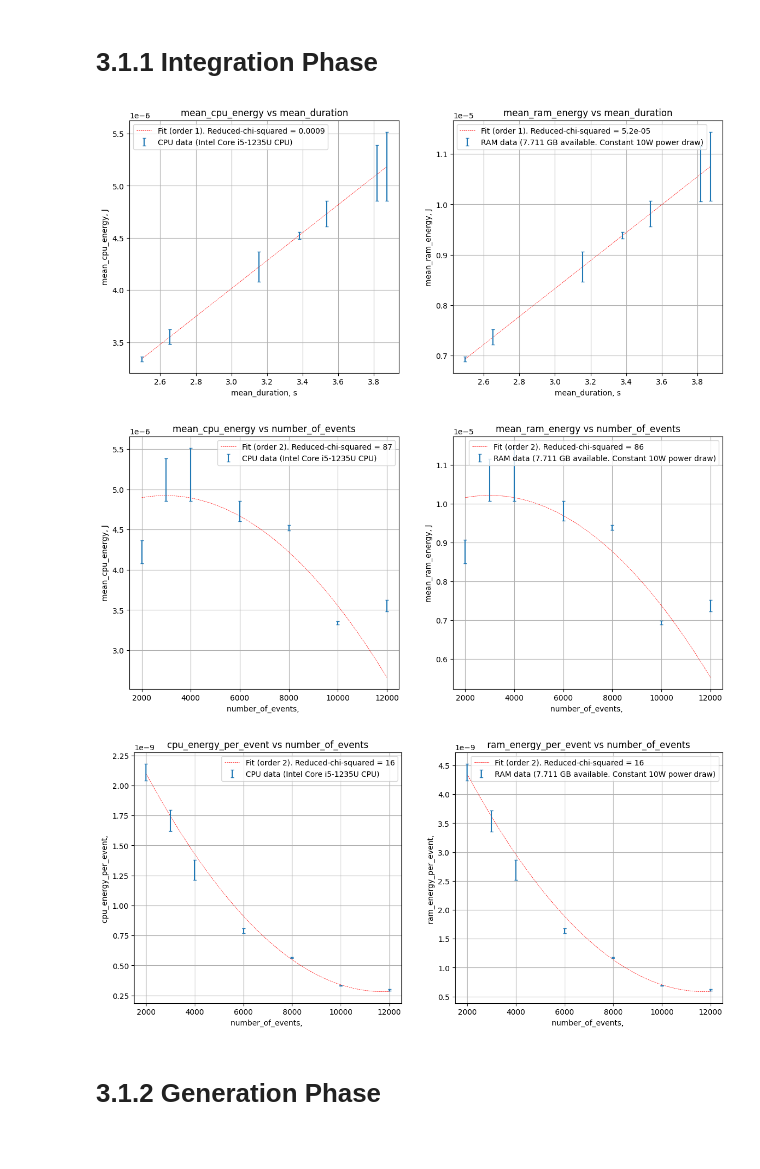
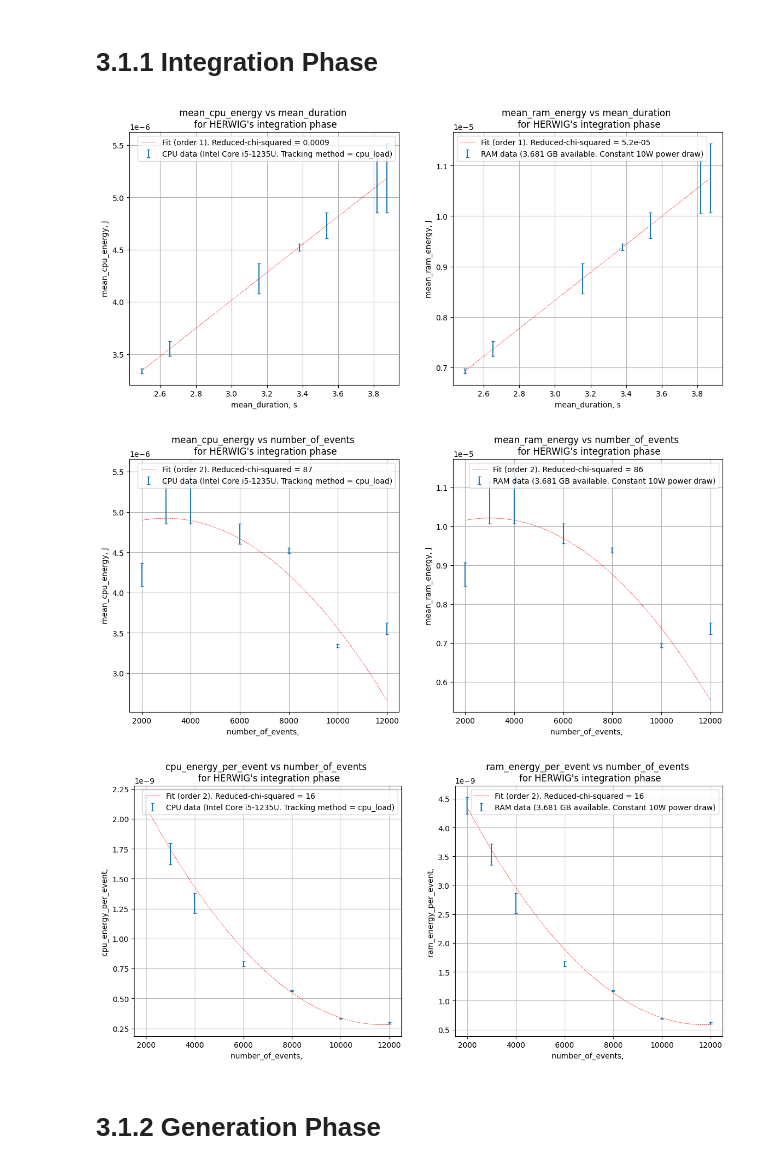
Before and after one commit to rosieschiffmann/herwig-emission-tracking, a Jupyter notebook: Plotting_herwig_cc.ipynb, the cells around one changed output. Drawn from its saved outputs; the diff is of its cells as text; code cells hidden in the pictures.

```diff
--- a/Plotting_herwig_cc.ipynb
+++ b/Plotting_herwig_cc.ipynb
@@ -117,12 +117,14 @@ def reduced_chi_squared(x, y, y_err, coeffs):
     dof = len(x) - len(coeffs)  # degrees of freedom = N - (fit order + 1)
     return chi_squared / dof
 
-def CPU_and_RAM_plotting(df, x_variable, CPU_y_variable, CPU_y_err, RAM_y_variable, RAM_y_err, fit=False, fit_order=None):
+def CPU_and_RAM_plotting(process, df, x_variable, CPU_y_variable, CPU_y_err, RAM_y_variable, RAM_y_err, fit=False, fit_order=None):
     """
     Creates 2 plots (one for CPU and one for RAM), with axis defined by argumants. An optional polyfit is applied and reduced chi squared
     calculated.
 
     Parameters:
+    - process: string, either 'integration' or 'generation', to reflect whether the plot represents the integration or
+    generation phase of simulation
     - df: pandas.DataFrame, containing the data to be plotted.
     - x_variable: string, name of x-axis variable for plotting from dataframe
     - CPU_y_variable: string, name of y-axis variable for CPU plot from dataframe
@@ -172,14 +174,14 @@ def CPU_and_RAM_plotting(df, x_variable, CPU_y_variable, CPU_y_err, RAM_y_variab
         ax[1].plot(x_fit, poly_ram(x_fit), 'r--', label=f"Fit (order {fit_order}). Reduced-chi-squared = {RAM_chi:.2g}", linewidth = 0.5)
 
     #plotting CPU data
-    ax[0].errorbar(df[x_variable], df[CPU_y_variable], yerr = df[CPU_y_err], fmt = "none", capsize = 2, label = "CPU data (Intel Core i5-1235U CPU)")
-    ax[0].set_title(f'{CPU_y_variable} vs {x_variable}')
+    ax[0].errorbar(df[x_variable], df[CPU_y_variable], yerr = df[CPU_y_err], fmt = "none", capsize = 2, label = "CPU data (Intel Core i5-1235U. Tracking method = cpu_load)")
+    ax[0].set_title(f"{CPU_y_variable} vs {x_variable} \n for HERWIG's {process} phase")
     ax[0].set_xlabel(f'{x_variable}, {units[x_unit]}')
     ax[0].set_ylabel(f'{CPU_y_variable}, {units[y_unit]}')
 
     #plotting RAM data
-    ax[1].errorbar(df[x_variable], df[RAM_y_variable], yerr = df[RAM_y_err], fmt = "none", capsize = 2, label = "RAM data (7.711 GB available. Constant 10W power draw)")
-    ax[1].set_title(f'{RAM_y_variable} vs {x_variable}')
+    ax[1].errorbar(df[x_variable], df[RAM_y_variable], yerr = df[RAM_y_err], fmt = "none", capsize = 2, label = "RAM data (3.681 GB available. Constant 10W power draw)")
+    ax[1].set_title(f"{RAM_y_variable} vs {x_variable} \n for HERWIG's {process} phase")
     ax[1].set_xlabel(f'{x_variable}, {units[x_unit]}')
     ax[1].set_ylabel(f'{RAM_y_variable}, {units[y_unit]}')
 
@@ -196,24 +198,24 @@ Now, we will plot the CPU and RAM energy consumption side by side, for both the
 # 3.1.1 Integration Phase
 # %%
 #plot integration phase energy consumption vs simulation duration
-CPU_and_RAM_plotting(int_summary_df, "mean_duration",
+CPU_and_RAM_plotting('integration', int_summary_df, "mean_duration",
          "mean_cpu_energy", "cpu_energy_err",
          "mean_ram_energy", "ram_energy_err",
          True, 1)
 #plot integration phase energy consumption vs number of events simulated
-CPU_and_RAM_plotting(int_summary_df, "number_of_events",
+CPU_and_RAM_plotting('integration', int_summary_df, "number_of_events",
          "mean_cpu_energy", "cpu_energy_err",
          "mean_ram_energy", "ram_energy_err",
          True, 2)
 #plot integration phase energy consumption per event vs number of events simulated
-CPU_and_RAM_plotting(int_summary_df, "number_of_events",
+CPU_and_RAM_plotting('integration', int_summary_df, "number_of_events",
                     "cpu_energy_per_event", "cpu_energy_per_event_err",
                     "ram_energy_per_event", "ram_energy_per_event_err",
                     True, 2)
 # %% [output]
-[figure, old version]
+[figure, new version]
-[figure, old version]
+[figure, new version]
-[figure, old version]
+[figure, new version]
 # %% [markdown]
 # 3.1.2 Generation Phase
 # %%
```
Also changed, not shown: parts of 8 cells of this notebook.
